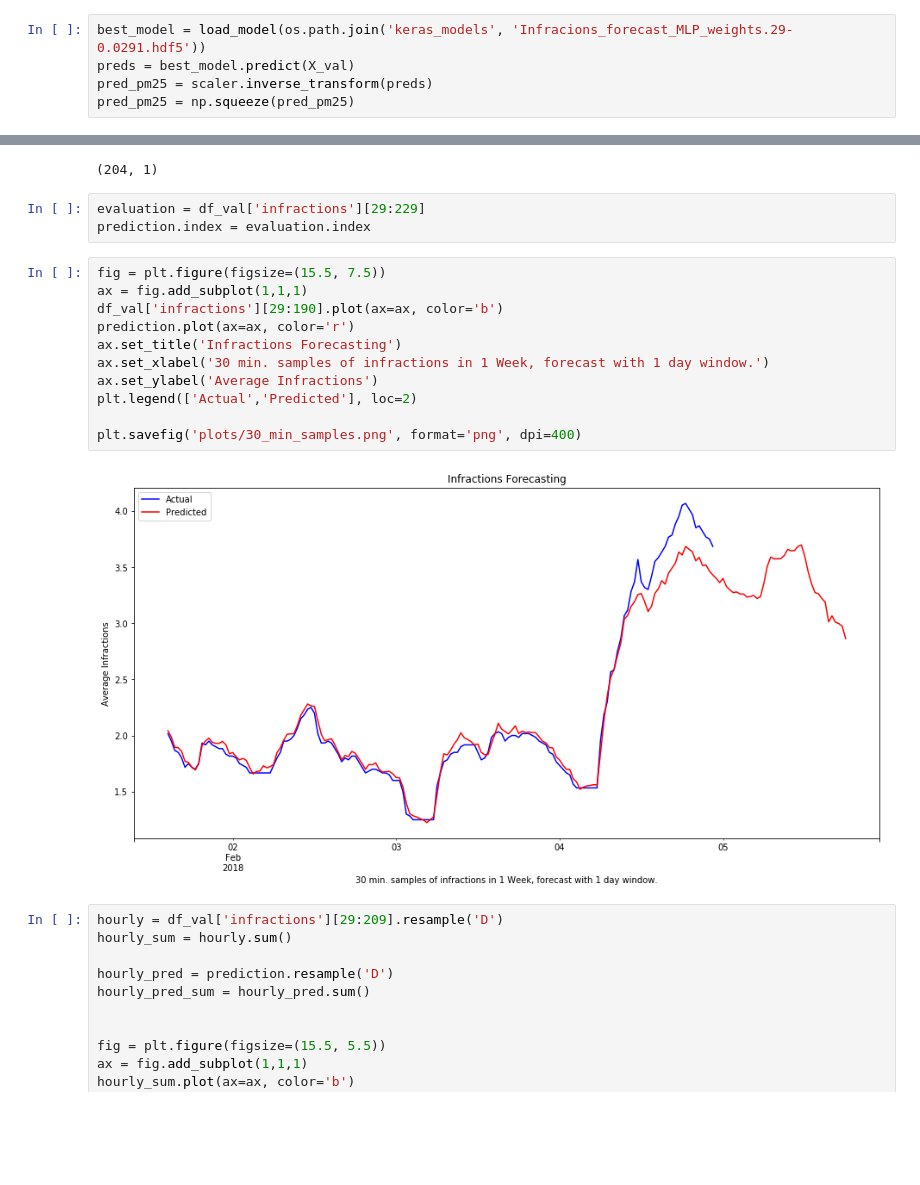
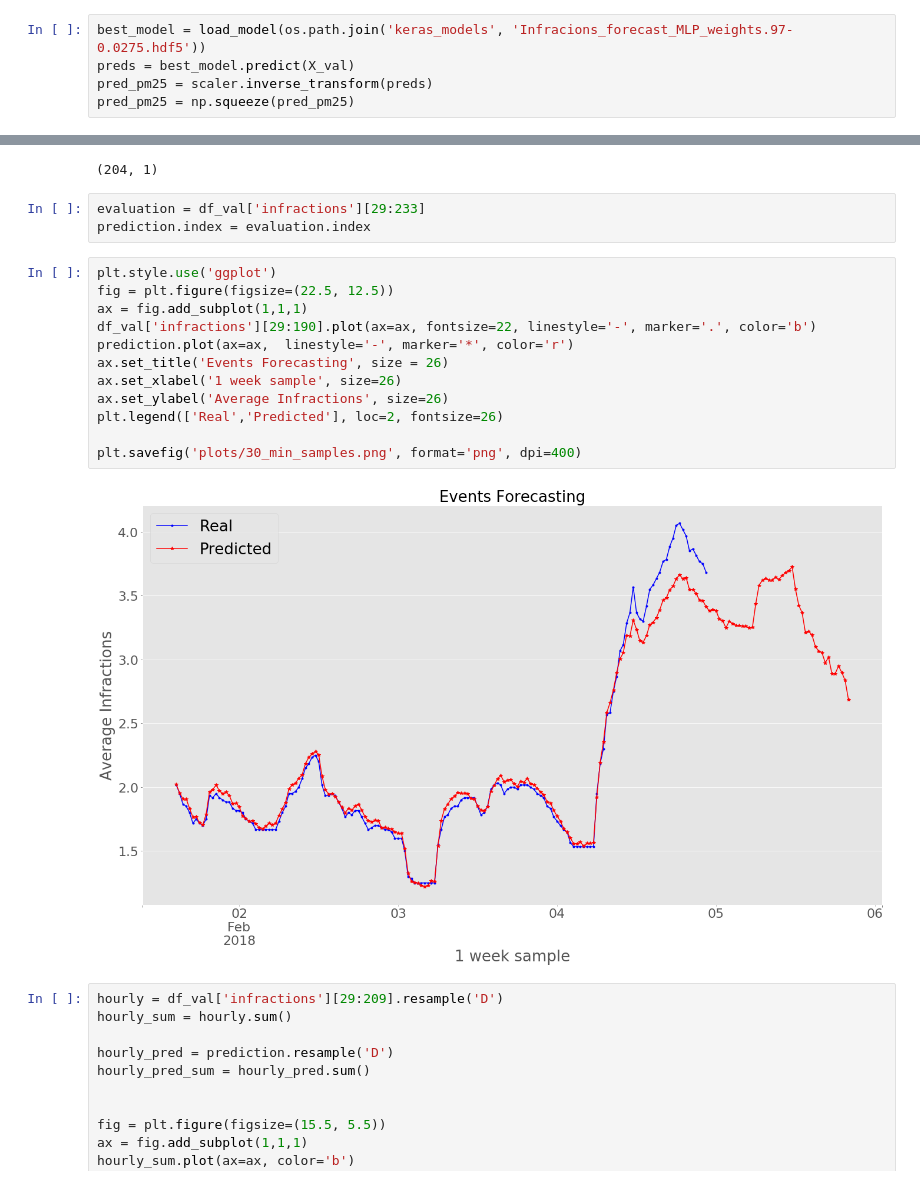
Before and after one commit to stanlee321/time_series_analysis, a Jupyter notebook: tests_timeseries.ipynb, the cells around one changed output, grey strips where cells are left out. Drawn from its saved outputs; the diff is of its cells as text; blank space fills up the shorter version.

Commit message:
added fixes for figure font size

```diff
--- a/tests_timeseries.ipynb
+++ b/tests_timeseries.ipynb
@@ -383,7 +391,7 @@ Epoch 100/100
 
 Prediction are made for the pm2.5 from the best saved model. The model's predictions, which are on the scaled pm2.5, are inverse transformed to get predictions of original pm2.5.
 # %%
-best_model = load_model(os.path.join('keras_models', 'Infracions_forecast_MLP_weights.29-0.0291.hdf5'))
+best_model = load_model(os.path.join('keras_models', 'Infracions_forecast_MLP_weights.97-0.0275.hdf5'))
 preds = best_model.predict(X_val)
 pred_pm25 = scaler.inverse_transform(preds)
 pred_pm25 = np.squeeze(pred_pm25)
@@ -436,21 +444,22 @@ prediction.shape
 # %% [output]
 (204, 1)
 # %%
-evaluation = df_val['infractions'][29:229]
+evaluation = df_val['infractions'][29:233]
 prediction.index = evaluation.index
 # %%
-fig = plt.figure(figsize=(15.5, 7.5))
+plt.style.use('ggplot')
+fig = plt.figure(figsize=(22.5, 12.5))
 ax = fig.add_subplot(1,1,1)
-df_val['infractions'][29:190].plot(ax=ax, color='b')
-prediction.plot(ax=ax, color='r')
-ax.set_title('Infractions Forecasting')
-ax.set_xlabel('30 min. samples of infractions in 1 Week, forecast with 1 day window.')
-ax.set_ylabel('Average Infractions')
-plt.legend(['Actual','Predicted'], loc=2)
+df_val['infractions'][29:190].plot(ax=ax, fontsize=22, linestyle='-', marker='.', color='b')
+prediction.plot(ax=ax,  linestyle='-', marker='*', color='r')
+ax.set_title('Events Forecasting', size = 26)
+ax.set_xlabel('1 week sample', size=26)
+ax.set_ylabel('Average Infractions', size=26)
+plt.legend(['Real','Predicted'], loc=2, fontsize=26)
 
 plt.savefig('plots/30_min_samples.png', format='png', dpi=400)
 # %% [output]
-[figure, old version]
+[figure, new version]
 # %%
 hourly = df_val['infractions'][29:209].resample('D')
 hourly_sum = hourly.sum()
```
Also changed, not shown: parts of 13 cells of this notebook, 11 other files.
